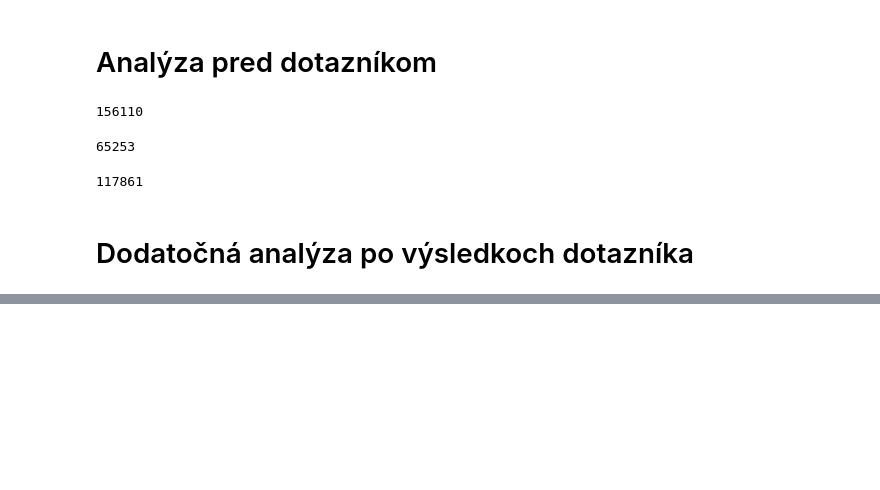
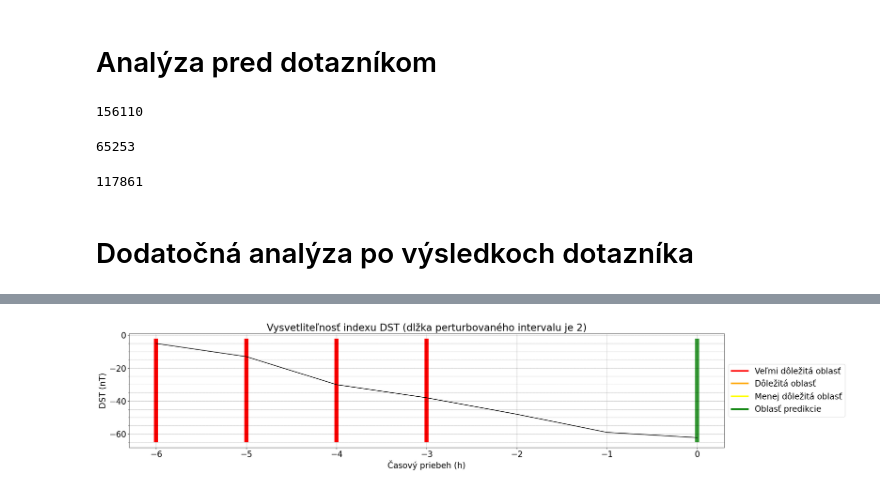
Before and after one commit to Marek929Z/BP-MarekZboray, a Jupyter notebook: 6_6_model_XAI.ipynb, the cells around one changed output, grey strips where cells are left out. Cells and saved outputs as stored; diff of their text form; code cells hidden in the pictures; blank space fills up the shorter version.

```diff
--- a/6_6_model_XAI.ipynb
+++ b/6_6_model_XAI.ipynb
@@ -604,8 +612,8 @@ import shutil
 shutil.rmtree(image_direction9, ignore_errors=True)
 # %%
 # vytvorenie pričinku ak neexistuje
-image_direction9 = "analyza_perturb_test_6_6_lok_minimum_2004_2022"
-os.makedirs(image_direction9, exist_ok=True)
+image_direction9 = ""
+os.makedirs(image_direction9, exist_ok=True)analyza_perturb_test_6_6_lok_minimum_2004_2022
 # %%
 #predikovana hodnota lok.minimom 2004-2022 (ukladanie samostatne)
 
@@ -648,0 +660,15 @@ for i in range(0, 156109):
+# %%
+list_index = []
+
+for i in range(65254, 117861):
+    if sequence[i][0] - sequence[i][5] >= 50 and sequence[i][0] > sequence[i][-1]:
+        over_the_border = any(x >= -20 for x in sequence[i])
+        below_the_border = any(x < -20 for x in sequence[i])
+        if over_the_border and below_the_border:
+            if i + 1 < len(sequence):
+                predicted_value = model.predict(sequence[i].reshape(1,n_input,1))
+                if all(predicted_value.flatten() < sequence[i]):
+                    list_index.append(i)
+# %%
+perturbation_method_with_predicted_value(sequence[list_index[0]], model, 2, value_for_shutdown)
+# %% [output]
@@ -648,0 +679 @@ for i in range(0, 156109):
+[figure, added]
```
Also changed, not shown: parts of 21 cells of this notebook.
